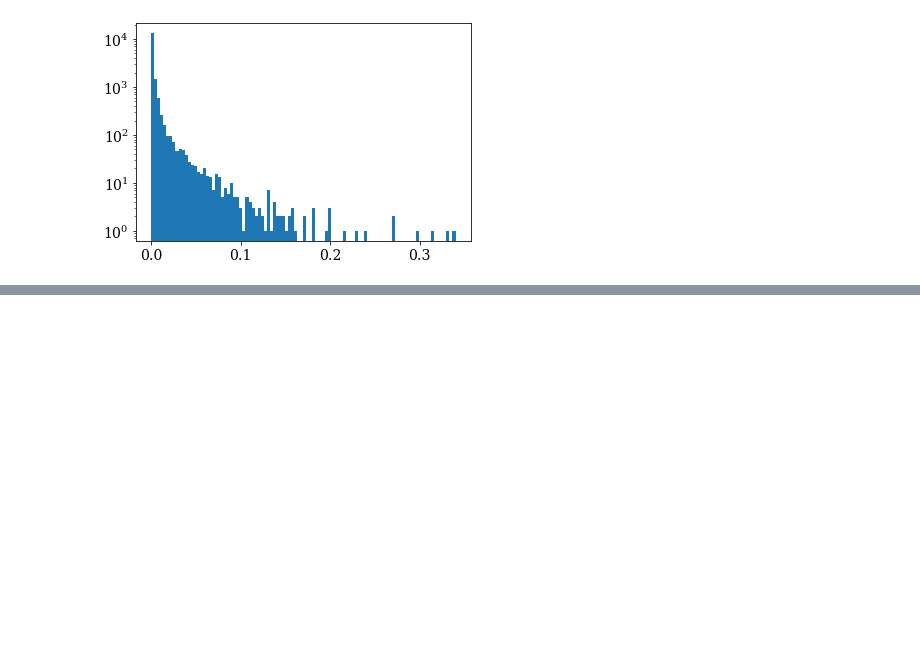
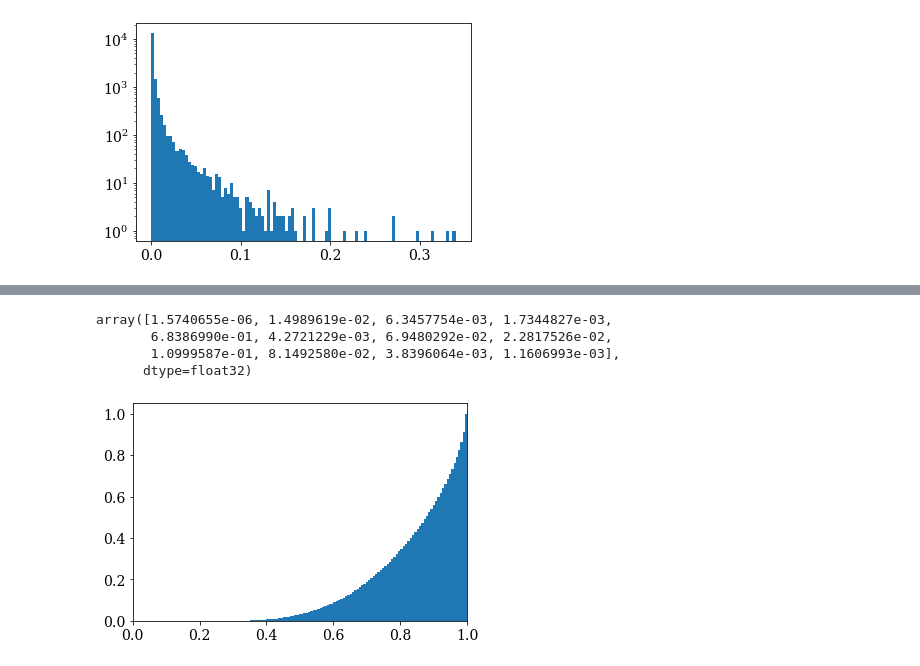
Before and after one commit to haimengzhao/magic-microlensing, a Jupyter notebook: test_lcplot.ipynb, the cells around one changed output, grey strips where cells are left out. Cells and saved outputs as stored; diff of their text form; code cells hidden in the pictures; blank space fills up the shorter version.

```diff
--- a/test_lcplot.ipynb
+++ b/test_lcplot.ipynb
@@ -250,0 +257,15 @@ plt.show()
+# %%
+pi = np.load('./gm_30.npz')['pi']
+loc = np.load('./gm_30.npz')['loc']
+scale = np.load('./gm_30.npz')['scale']
+# %% [output]
+array([1.5740655e-06, 1.4989619e-02, 6.3457754e-03, 1.7344827e-03,
+       6.8386990e-01, 4.2721229e-03, 6.9480292e-02, 2.2817526e-02,
+       1.0999587e-01, 8.1492580e-02, 3.8396064e-03, 1.1606993e-03],
+      dtype=float32)
+# %%
+plt.hist(pis_gap.sort(dim=-1)[0][:, -2:].sum(dim=-1).numpy(), bins=100, density=True, cumulative=True)
+plt.xlim(0, 1)
+plt.show()
+# %% [output]
+[figure, added]
```
Also changed, not shown: parts of 8 cells of this notebook, 2 other files.
